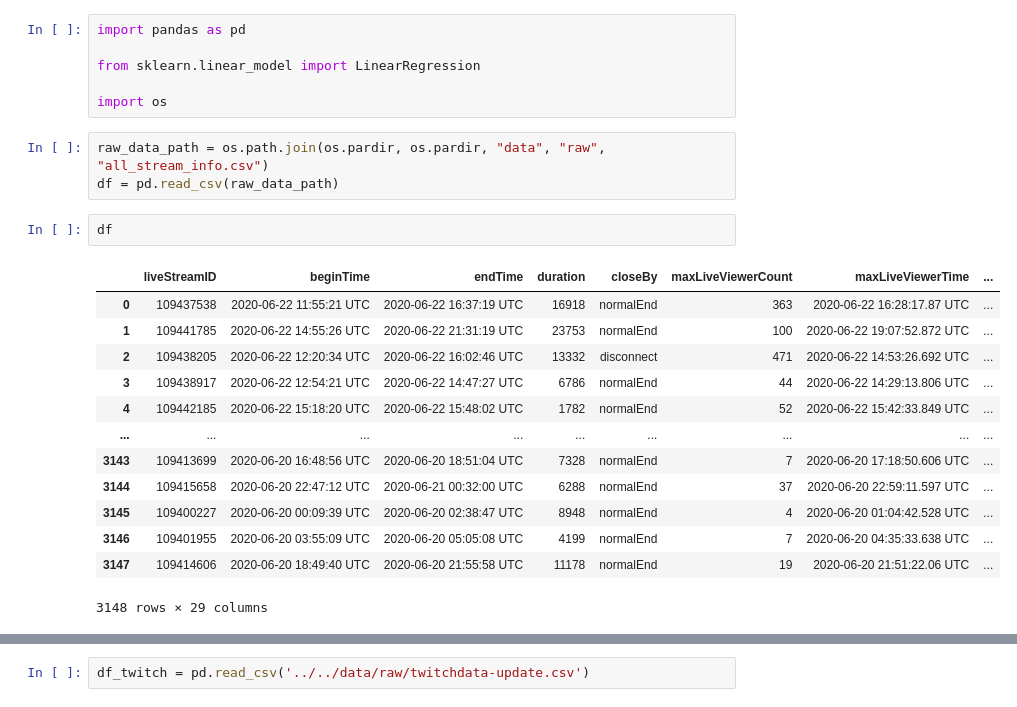
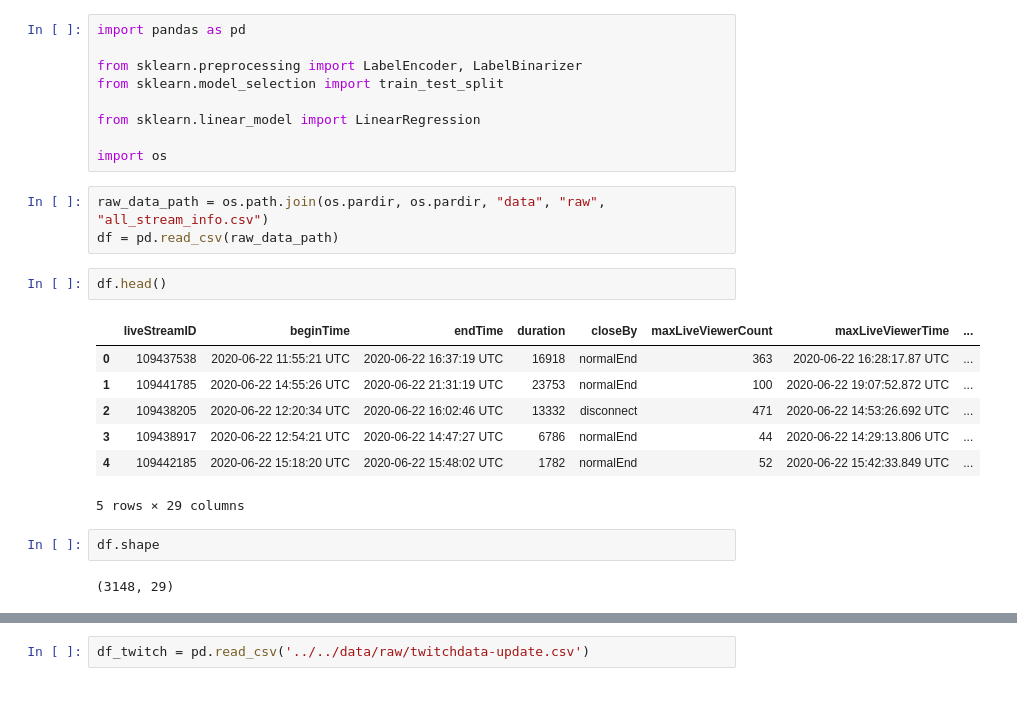
Before and after one commit to oklena/Live_Stream_Data_Analysis, a Jupyter notebook: notebooks/exploratory/EDA.ipynb, the cells around one changed output, grey strips where cells are left out. Drawn from its saved outputs; the diff is of its cells as text.

```diff
--- a/notebooks/exploratory/EDA.ipynb
+++ b/notebooks/exploratory/EDA.ipynb
@@ -1,5 +1,8 @@
 # %%
 import pandas as pd
+
+from sklearn.preprocessing import LabelEncoder, LabelBinarizer
+from sklearn.model_selection import train_test_split
 
 from sklearn.linear_model import LinearRegression
 
@@ -8,18 +11,16 @@ import os
 raw_data_path = os.path.join(os.pardir, os.pardir, "data", "raw", "all_stream_info.csv")
 df = pd.read_csv(raw_data_path)
 # %%
-df
+df.head()
 # %% [output]
 |  | liveStreamID | beginTime | endTime | duration | closeBy | maxLiveViewerCount | maxLiveViewerTime | ... |
 | 0 | 109437538 | 2020-06-22 11:55:21 UTC | 2020-06-22 16:37:19 UTC | 16918 | normalEnd | 363 | 2020-06-22 16:28:17.87 UTC | ... |
 | 1 | 109441785 | 2020-06-22 14:55:26 UTC | 2020-06-22 21:31:19 UTC | 23753 | normalEnd | 100 | 2020-06-22 19:07:52.872 UTC | ... |
 | 2 | 109438205 | 2020-06-22 12:20:34 UTC | 2020-06-22 16:02:46 UTC | 13332 | disconnect | 471 | 2020-06-22 14:53:26.692 UTC | ... |
 | 3 | 109438917 | 2020-06-22 12:54:21 UTC | 2020-06-22 14:47:27 UTC | 6786 | normalEnd | 44 | 2020-06-22 14:29:13.806 UTC | ... |
 | 4 | 109442185 | 2020-06-22 15:18:20 UTC | 2020-06-22 15:48:02 UTC | 1782 | normalEnd | 52 | 2020-06-22 15:42:33.849 UTC | ... |
-| ... | ... | ... | ... | ... | ... | ... | ... | ... |
-| 3143 | 109413699 | 2020-06-20 16:48:56 UTC | 2020-06-20 18:51:04 UTC | 7328 | normalEnd | 7 | 2020-06-20 17:18:50.606 UTC | ... |
-| 3144 | 109415658 | 2020-06-20 22:47:12 UTC | 2020-06-21 00:32:00 UTC | 6288 | normalEnd | 37 | 2020-06-20 22:59:11.597 UTC | ... |
-| 3145 | 109400227 | 2020-06-20 00:09:39 UTC | 2020-06-20 02:38:47 UTC | 8948 | normalEnd | 4 | 2020-06-20 01:04:42.528 UTC | ... |
-| 3146 | 109401955 | 2020-06-20 03:55:09 UTC | 2020-06-20 05:05:08 UTC | 4199 | normalEnd | 7 | 2020-06-20 04:35:33.638 UTC | ... |
-| 3147 | 109414606 | 2020-06-20 18:49:40 UTC | 2020-06-20 21:55:58 UTC | 11178 | normalEnd | 19 | 2020-06-20 21:51:22.06 UTC | ... |
-3148 rows × 29 columns
+5 rows × 29 columns
+# %%
+df.shape
+# %% [output]
+(3148, 29)
```
Also changed, not shown: parts of 25 cells of this notebook.
